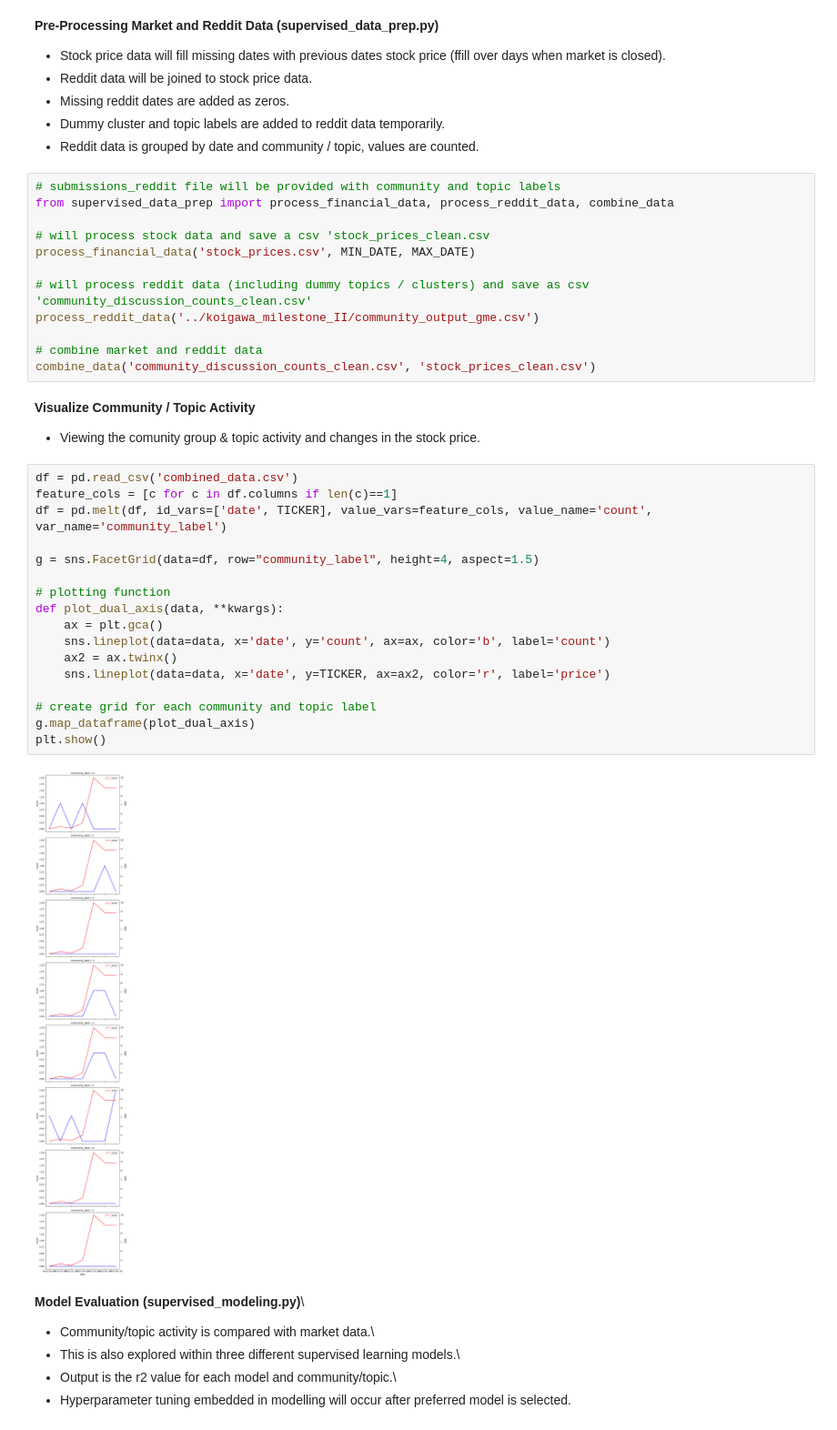
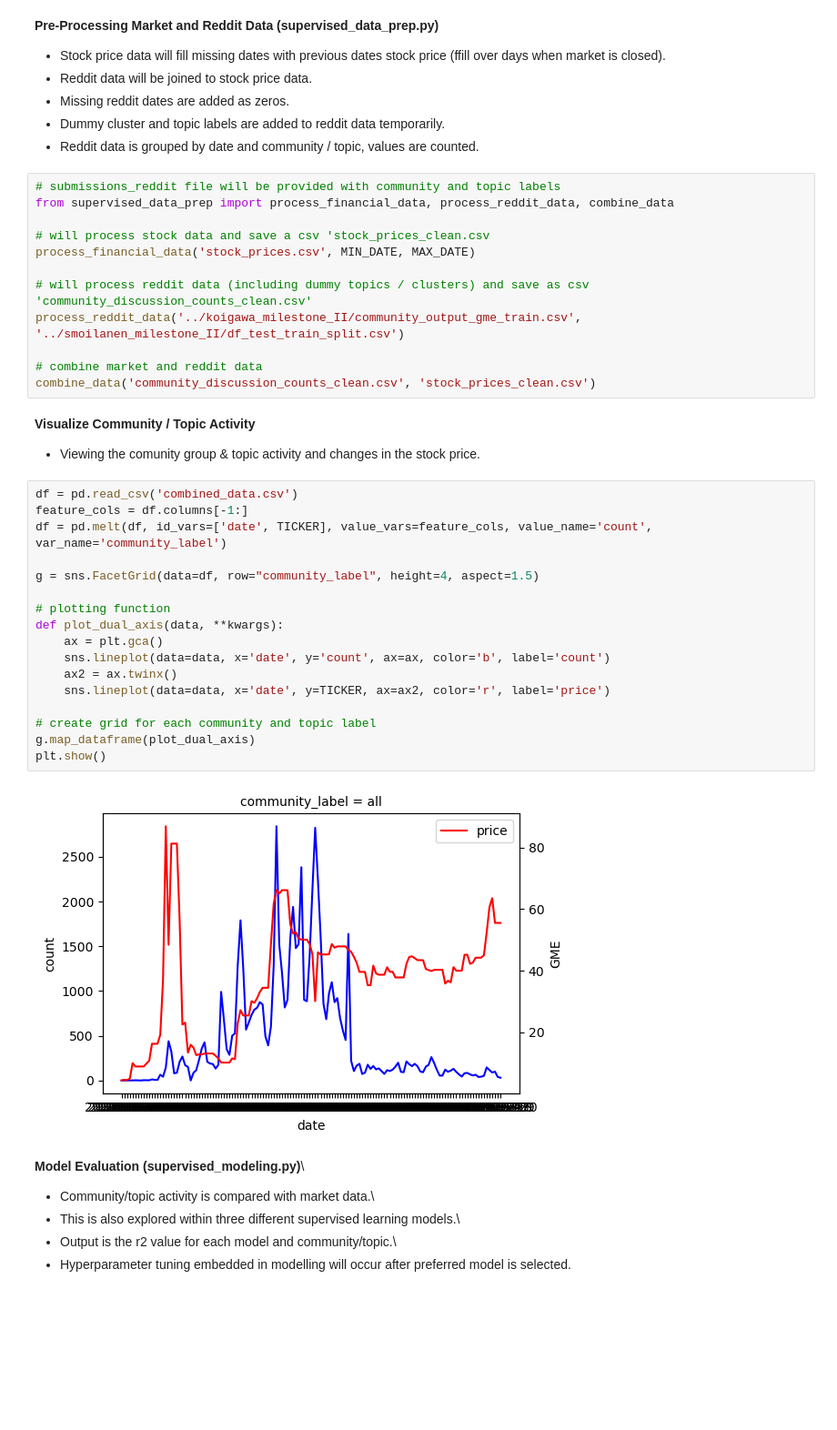
Before and after one commit to carldebski/mads_milestone_II, a Jupyter notebook: cdebski_milestone_II/model_comparison.ipynb, the cells around one changed output. Shown at 91% size. Cells and saved outputs as stored; diff of their text form; blank space fills up the shorter version.

```diff
--- a/cdebski_milestone_II/model_comparison.ipynb
+++ b/cdebski_milestone_II/model_comparison.ipynb
@@ -60,7 +60,7 @@ from supervised_data_prep import process_financial_data, process_reddit_data, co
 process_financial_data('stock_prices.csv', MIN_DATE, MAX_DATE)
 
 # will process reddit data (including dummy topics / clusters) and save as csv 'community_discussion_counts_clean.csv'
-process_reddit_data('../koigawa_milestone_II/community_output_gme.csv')
+process_reddit_data('../koigawa_milestone_II/community_output_gme_train.csv', '../smoilanen_milestone_II/df_test_train_split.csv')
 
 # combine market and reddit data
 combine_data('community_discussion_counts_clean.csv', 'stock_prices_clean.csv')
@@ -69,23 +69,23 @@ combine_data('community_discussion_counts_clean.csv', 'stock_prices_clean.csv')
 - Viewing the comunity group & topic activity and changes in the stock price.
 # %%
 df = pd.read_csv('combined_data.csv')
-feature_cols = [c for c in df.columns if len(c)==1]
+feature_cols = df.columns[-1:]
 df = pd.melt(df, id_vars=['date', TICKER], value_vars=feature_cols, value_name='count', var_name='community_label')
 
 g = sns.FacetGrid(data=df, row="community_label", height=4, aspect=1.5)
 
 # plotting function
 def plot_dual_axis(data, **kwargs):
     ax = plt.gca()
     sns.lineplot(data=data, x='date', y='count', ax=ax, color='b', label='count')
     ax2 = ax.twinx()
     sns.lineplot(data=data, x='date', y=TICKER, ax=ax2, color='r', label='price')
 
 # create grid for each community and topic label
 g.map_dataframe(plot_dual_axis)
 plt.show()
 # %% [output]
-[figure, old version]
+[figure, new version]
 # %% [markdown]
 **Model Evaluation (supervised_modeling.py)**\
 - Community/topic activity is compared with market data.\
```
Also changed, not shown: parts of 4 cells of this notebook, 13 other files.
